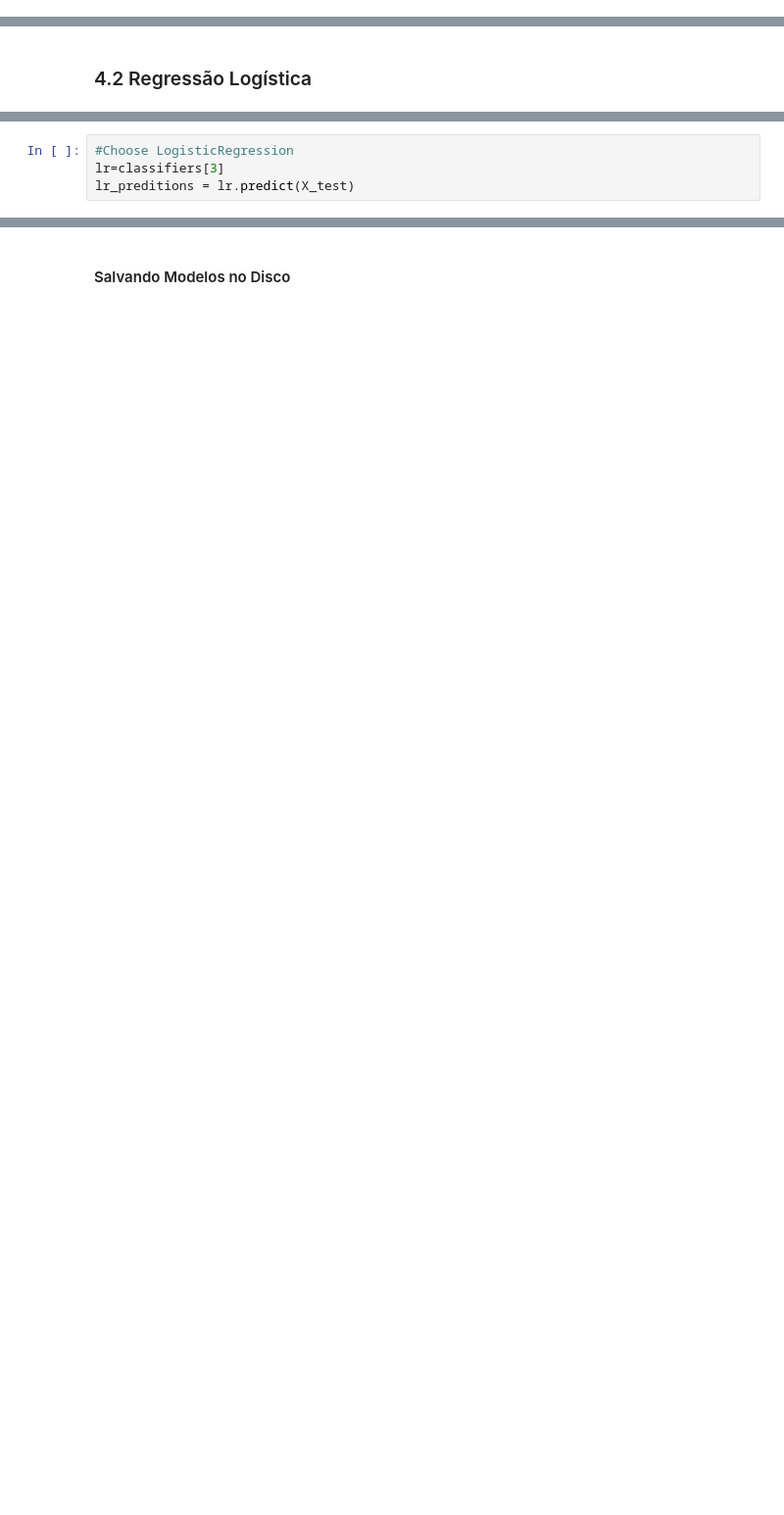
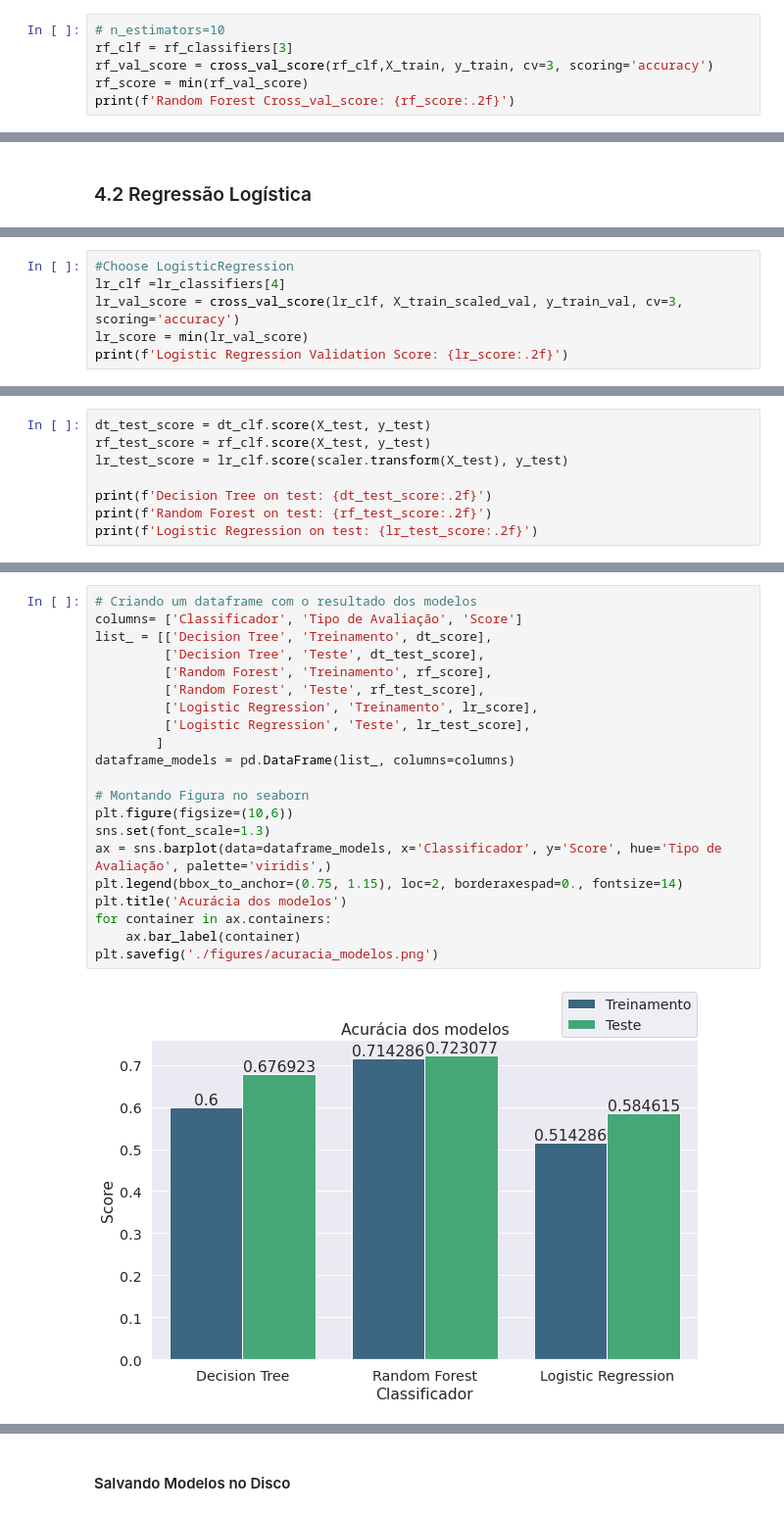
Before and after one commit to davi-santos/Glass-Classification, a Jupyter notebook: Data Analysis.ipynb, the cells around one changed output, grey strips where cells are left out. Shown: that part at 98% size. Saved outputs shown, nothing was run; the diff lists cells and outputs as text; blank space fills up the shorter version.

```diff
--- a/Data Analysis.ipynb
+++ b/Data Analysis.ipynb
@@ -267,0 +245,6 @@ df_decisionTree.plot(kind='bar')
+# %%
+# n_estimators=10
+rf_clf = rf_classifiers[3]
+rf_val_score = cross_val_score(rf_clf,X_train, y_train, cv=3, scoring='accuracy')
+rf_score = min(rf_val_score)
+print(f'Random Forest Cross_val_score: {rf_score:.2f}')
@@ -291,4 +278,6 @@ Logistic Regression C=100 | train_score=0.7583892617449665 | test_score=0.661538
 # %%
 #Choose LogisticRegression
-lr=classifiers[3]
-lr_preditions = lr.predict(X_test)
+lr_clf =lr_classifiers[4]
+lr_val_score = cross_val_score(lr_clf, X_train_scaled_val, y_train_val, cv=3, scoring='accuracy')
+lr_score = min(lr_val_score)
+print(f'Logistic Regression Validation Score: {lr_score:.2f}')
@@ -341,0 +294,8 @@ Nos dois modelos acima é notório que ambos classificam razoavelmente bem todas
+# %%
+dt_test_score = dt_clf.score(X_test, y_test)
+rf_test_score = rf_clf.score(X_test, y_test)
+lr_test_score = lr_clf.score(scaler.transform(X_test), y_test)
+
+print(f'Decision Tree on test: {dt_test_score:.2f}')
+print(f'Random Forest on test: {rf_test_score:.2f}')
+print(f'Logistic Regression on test: {lr_test_score:.2f}')
@@ -341,0 +308,23 @@ Nos dois modelos acima é notório que ambos classificam razoavelmente bem todas
+# %%
+# Criando um dataframe com o resultado dos modelos
+columns= ['Classificador', 'Tipo de Avaliação', 'Score']
+list_ = [['Decision Tree', 'Treinamento', dt_score],
+         ['Decision Tree', 'Teste', dt_test_score],
+         ['Random Forest', 'Treinamento', rf_score],
+         ['Random Forest', 'Teste', rf_test_score],
+         ['Logistic Regression', 'Treinamento', lr_score],
+         ['Logistic Regression', 'Teste', lr_test_score],
+        ]
+dataframe_models = pd.DataFrame(list_, columns=columns)
+
+# Montando Figura no seaborn
+plt.figure(figsize=(10,6))
+sns.set(font_scale=1.3)
+ax = sns.barplot(data=dataframe_models, x='Classificador', y='Score', hue='Tipo de Avaliação', palette='viridis',)
+plt.legend(bbox_to_anchor=(0.75, 1.15), loc=2, borderaxespad=0., fontsize=14)
+plt.title('Acurácia dos modelos')
+for container in ax.containers:
+    ax.bar_label(container)
+plt.savefig('./figures/acuracia_modelos.png')
+# %% [output]
+[figure, added]
```
Also changed, not shown: parts of 41 cells of this notebook, 4 other files.
